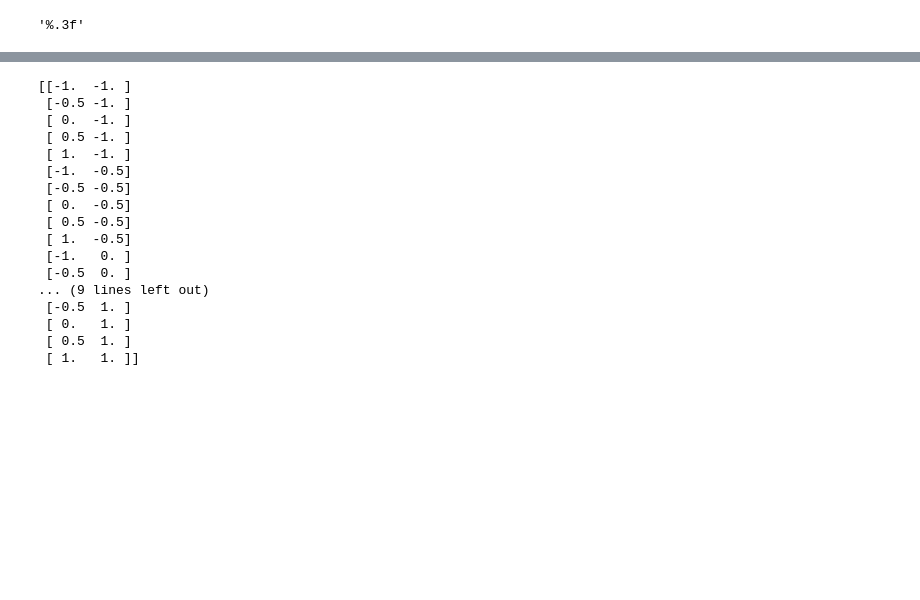
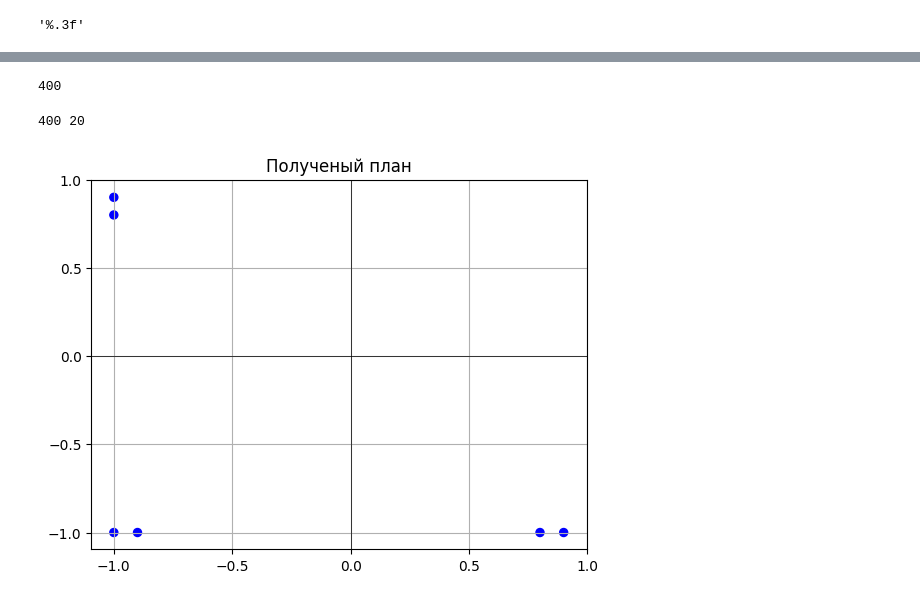
Before and after one commit to lalalaoalla/PiAE, a Jupyter notebook: Лаб3/лаб3.ipynb, the cells around one changed output, grey strips where cells are left out. Cells and saved outputs as stored; diff of their text form; code cells hidden in the pictures; blank space fills up the shorter version.

```diff
--- a/Лаб3/лаб3.ipynb
+++ b/Лаб3/лаб3.ipynb
@@ -40,5 +46,5 @@ def D_calc(x,p):
 # %%
-def X_calc():
+def X_calc(grid_size):
     #создаем по 20(30) точек в этом отрезке
     x1 = np.linspace(-1,1,grid_size)
     x2 = np.linspace(-1,1,grid_size)
@@ -46,28 +52,14 @@ def X_calc():
     X1, X2 = np.meshgrid(x1, x2)#матрицы, где каждая строка копия x1(x2)
     X = np.column_stack([X1.ravel(), X2.ravel()])#преобразе матрицы в вектора, и выводим координаты
     return X
+# %%
+def d_calc(x, D):
+    return func(x) @ D @ func(x).T
 # %%
 #изначальные матрицы и х
-x = X_calc()
-M = M_calc(x,p)
-D = D_calc(x,p)
+x = X_calc(grid_size[0])
+M = M_calc(x, p, m)
+D = D_calc(M)
+len(x)
+# %% [output]
+400
-# %%
-def our_algoritm(grid_size):
-# %% [output]
-[[-1.  -1. ]
- [-0.5 -1. ]
- [ 0.  -1. ]
- [ 0.5 -1. ]
- [ 1.  -1. ]
- [-1.  -0.5]
- [-0.5 -0.5]
- [ 0.  -0.5]
- [ 0.5 -0.5]
- [ 1.  -0.5]
- [-1.   0. ]
- [-0.5  0. ]
-... (9 lines left out)
- [-0.5  1. ]
- [ 0.   1. ]
- [ 0.5  1. ]
- [ 1.   1. ]]
@@ -73,0 +98,22 @@ def our_algoritm(grid_size):
+# %%
+def printGrid(p, N):
+    x = np.arange(-1, 1, 2/N)
+    y = np.arange(-1, 1, 2/N)
+    X, Y = np.meshgrid(x, y)
+    sizes = [val*1000 for val in p]
+    print(len (sizes), len(X))
+    plt.scatter(X, Y, s=sizes, c='blue')
+    plt.axhline(0, color='black', linewidth=0.5)
+    7
+    plt.axvline(0, color='black', linewidth=0.5)
+    plt.xticks([-1, -0.5, 0, 0.5, 1])
+    plt.yticks([-1, -0.5, 0, 0.5, 1])
+    plt.grid(True)
+    plt.title("Полученый план")
+    plt.show()
+# %%
+N = 20
+printGrid(p[N][2], N)
+# %% [output]
+400 20
+[figure, added]
```
Also changed, not shown: parts of 6 cells of this notebook, 2 other files.
